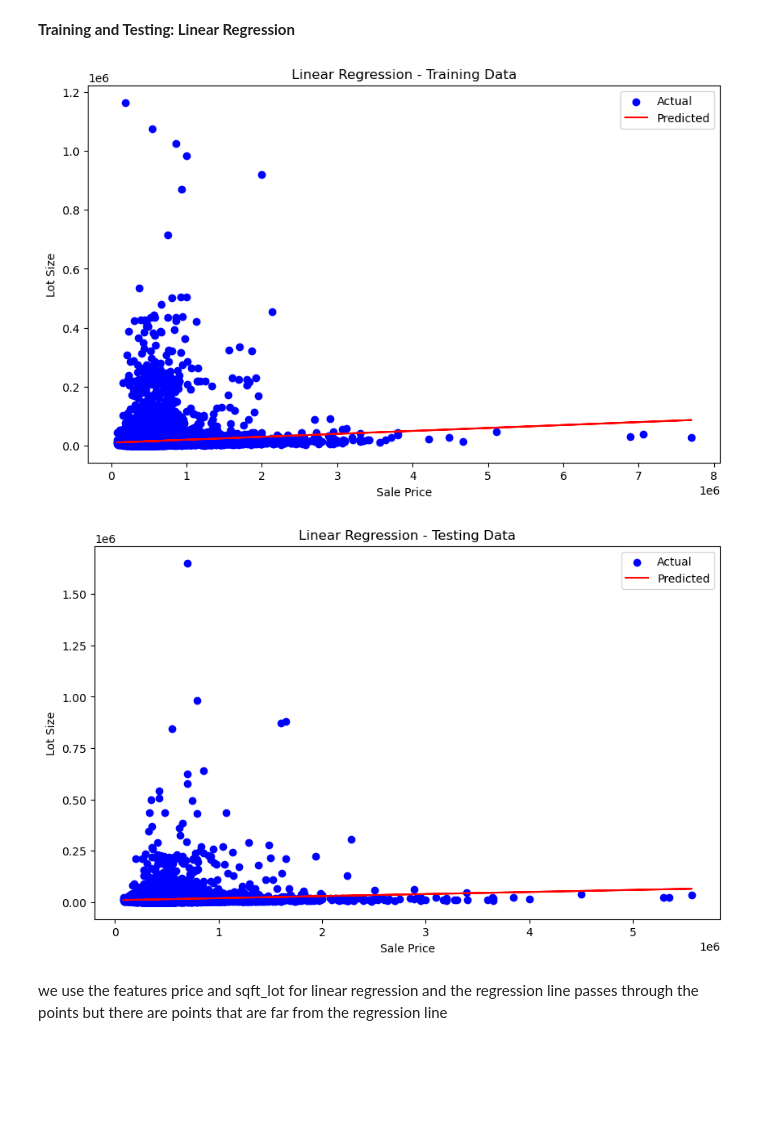
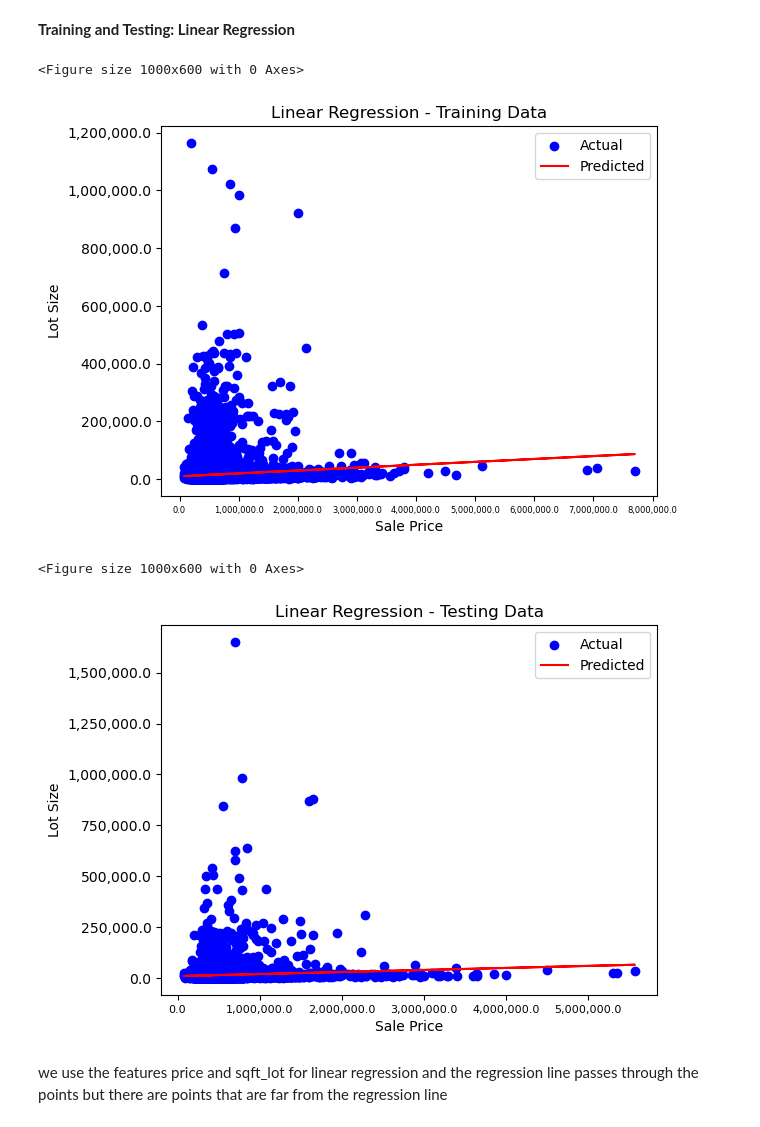
Before and after one commit to srraDs/STINTSY-MP, a Jupyter notebook: MP.ipynb, the cells around one changed output. Saved outputs shown, nothing was run; the diff lists cells and outputs as text; code cells hidden in the pictures; blank space fills up the shorter version.

```diff
--- a/MP.ipynb
+++ b/MP.ipynb
@@ -440,35 +439,47 @@ y = house['sqft_lot']
 
 # Splitting the dataset into training and testing sets with 70% training and 30% testing
 X_train, X_test, y_train, y_test = train_test_split(X, y, test_size=0.3, random_state=42)
 
 model = LinearRegression()
 model.fit(X_train, y_train)
 
 y_train_pred = model.predict(X_train)
 y_test_pred = model.predict(X_test)
 
 # Visualizing the training results
 plt.figure(figsize=(10, 6))
+fig, ax = plt.subplots()
 plt.scatter(X_train, y_train, color='blue', label='Actual')
 plt.plot(X_train, y_train_pred, color='red', label='Predicted')
 plt.title('Linear Regression - Training Data')
 plt.xlabel('Sale Price')
 plt.ylabel('Lot Size')
+
+plt.xticks(fontsize=6)
+ax.yaxis.set_major_formatter(StrMethodFormatter('{x:,}'))
+ax.xaxis.set_major_formatter(StrMethodFormatter('{x:,}'))
 plt.legend()
 plt.show()
 
 # Visualizing the testing results
 plt.figure(figsize=(10, 6))
+fig, ax = plt.subplots()
 plt.scatter(X_test, y_test, color='blue', label='Actual')
 plt.plot(X_test, y_test_pred, color='red', label='Predicted')
 plt.title('Linear Regression - Testing Data')
 plt.xlabel('Sale Price')
 plt.ylabel('Lot Size')
 plt.legend()
+
+plt.xticks(fontsize=8)
+ax.yaxis.set_major_formatter(StrMethodFormatter('{x:,}'))
+ax.xaxis.set_major_formatter(StrMethodFormatter('{x:,}'))
 plt.show()
 # %% [output]
+<Figure size 1000x600 with 0 Axes>
-[figure, old version]
+[figure, new version]
+<Figure size 1000x600 with 0 Axes>
-[figure, old version]
+[figure, new version]
 # %% [markdown]
 we use the features price and sqft_lot for linear regression and the regression line passes through the points but there are points that are far from the regression line
 # %% [markdown]
```
Also changed, not shown: parts of 13 cells of this notebook.
